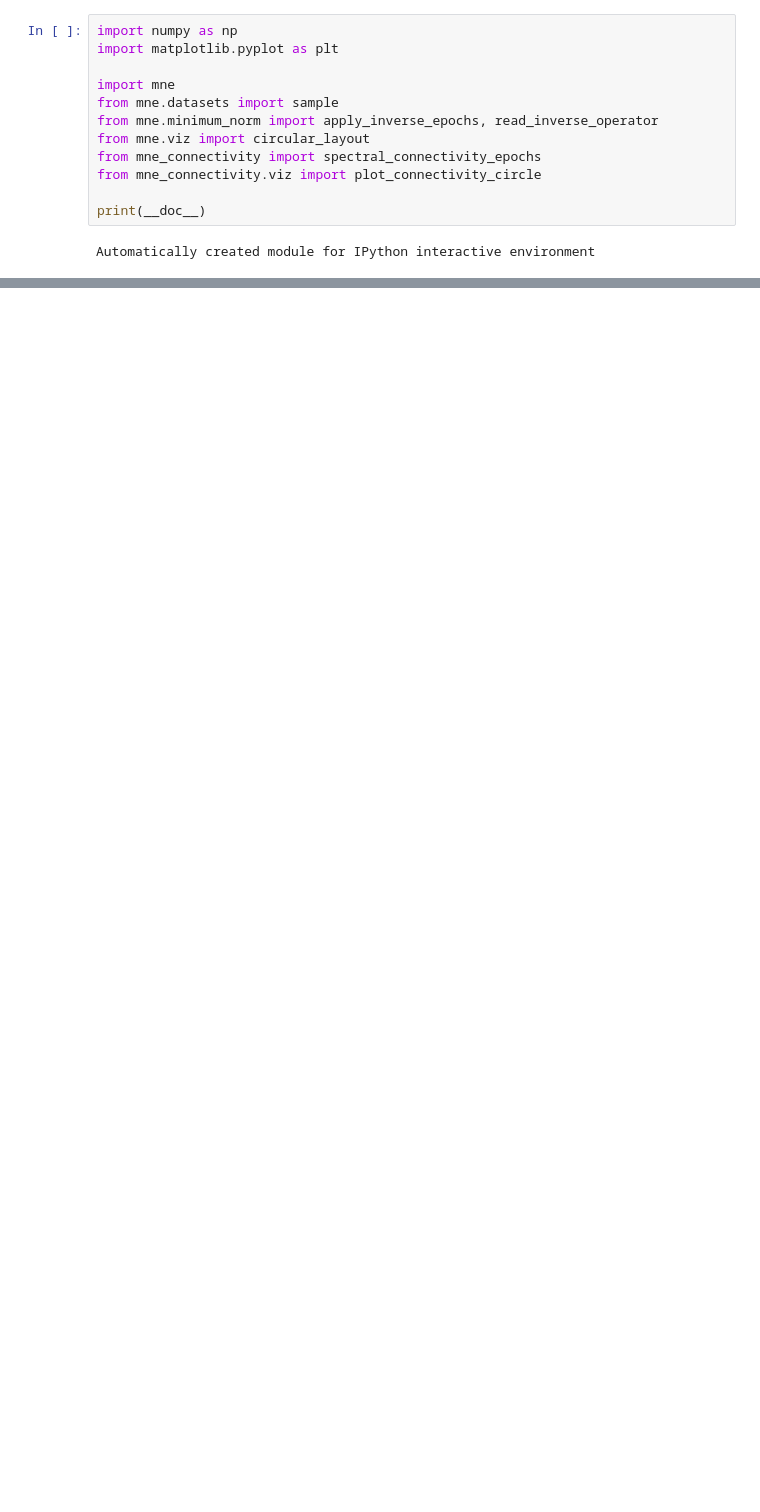
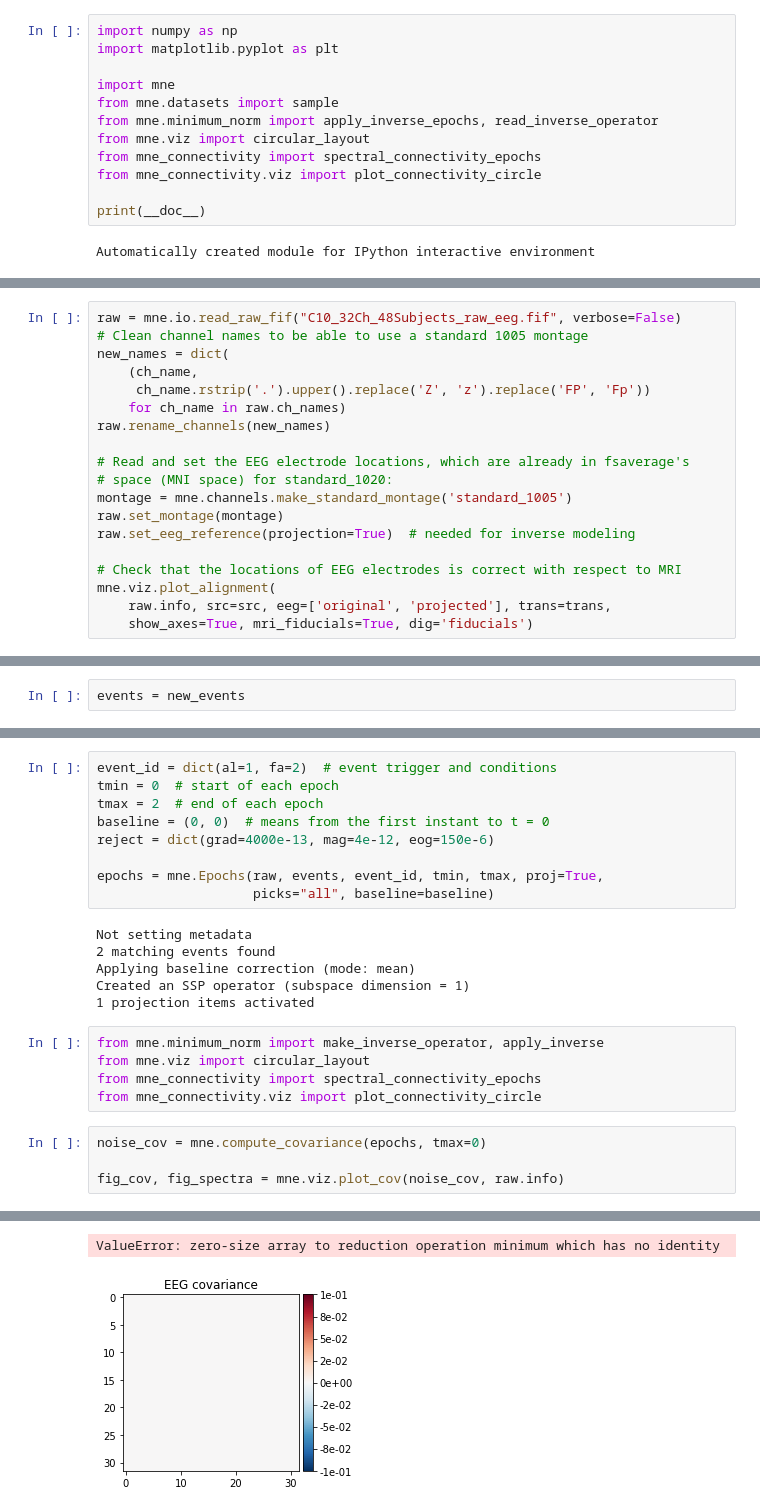
Before and after one commit to habom2310/eeg-connectivity-analysis, a Jupyter notebook: Untitled.ipynb, the cells around one changed output, grey strips where cells are left out. Cells and saved outputs as stored; diff of their text form; blank space fills up the shorter version.

```diff
--- a/Untitled.ipynb
+++ b/Untitled.ipynb
@@ -174,0 +231,19 @@ Opening raw-browser...
+# %%
+raw = mne.io.read_raw_fif("C10_32Ch_48Subjects_raw_eeg.fif", verbose=False)
+# Clean channel names to be able to use a standard 1005 montage
+new_names = dict(
+    (ch_name,
+     ch_name.rstrip('.').upper().replace('Z', 'z').replace('FP', 'Fp'))
+    for ch_name in raw.ch_names)
+raw.rename_channels(new_names)
+
+# Read and set the EEG electrode locations, which are already in fsaverage's
+# space (MNI space) for standard_1020:
+montage = mne.channels.make_standard_montage('standard_1005')
+raw.set_montage(montage)
+raw.set_eeg_reference(projection=True)  # needed for inverse modeling
+
+# Check that the locations of EEG electrodes is correct with respect to MRI
+mne.viz.plot_alignment(
+    raw.info, src=src, eeg=['original', 'projected'], trans=trans,
+    show_axes=True, mri_fiducials=True, dig='fiducials')
@@ -174,0 +284,2 @@ Opening raw-browser...
+# %%
+events = new_events
@@ -174,0 +291,25 @@ Opening raw-browser...
+# %%
+event_id = dict(al=1, fa=2)  # event trigger and conditions
+tmin = 0  # start of each epoch
+tmax = 2  # end of each epoch
+baseline = (0, 0)  # means from the first instant to t = 0
+reject = dict(grad=4000e-13, mag=4e-12, eog=150e-6)
+
+epochs = mne.Epochs(raw, events, event_id, tmin, tmax, proj=True,
+                    picks="all", baseline=baseline)
+# %% [output]
+Not setting metadata
+2 matching events found
+Applying baseline correction (mode: mean)
+Created an SSP operator (subspace dimension = 1)
+1 projection items activated
+# %%
+from mne.minimum_norm import make_inverse_operator, apply_inverse
+from mne.viz import circular_layout
+from mne_connectivity import spectral_connectivity_epochs
+from mne_connectivity.viz import plot_connectivity_circle
+# %%
+noise_cov = mne.compute_covariance(epochs, tmax=0)
+
+fig_cov, fig_spectra = mne.viz.plot_cov(noise_cov, raw.info)
+# %% [output]
@@ -174,0 +335,2 @@ Opening raw-browser...
+ValueError: zero-size array to reduction operation minimum which has no identity
+[figure, added]
```
Also changed, not shown: parts of 20 cells of this notebook, 3 other files.
